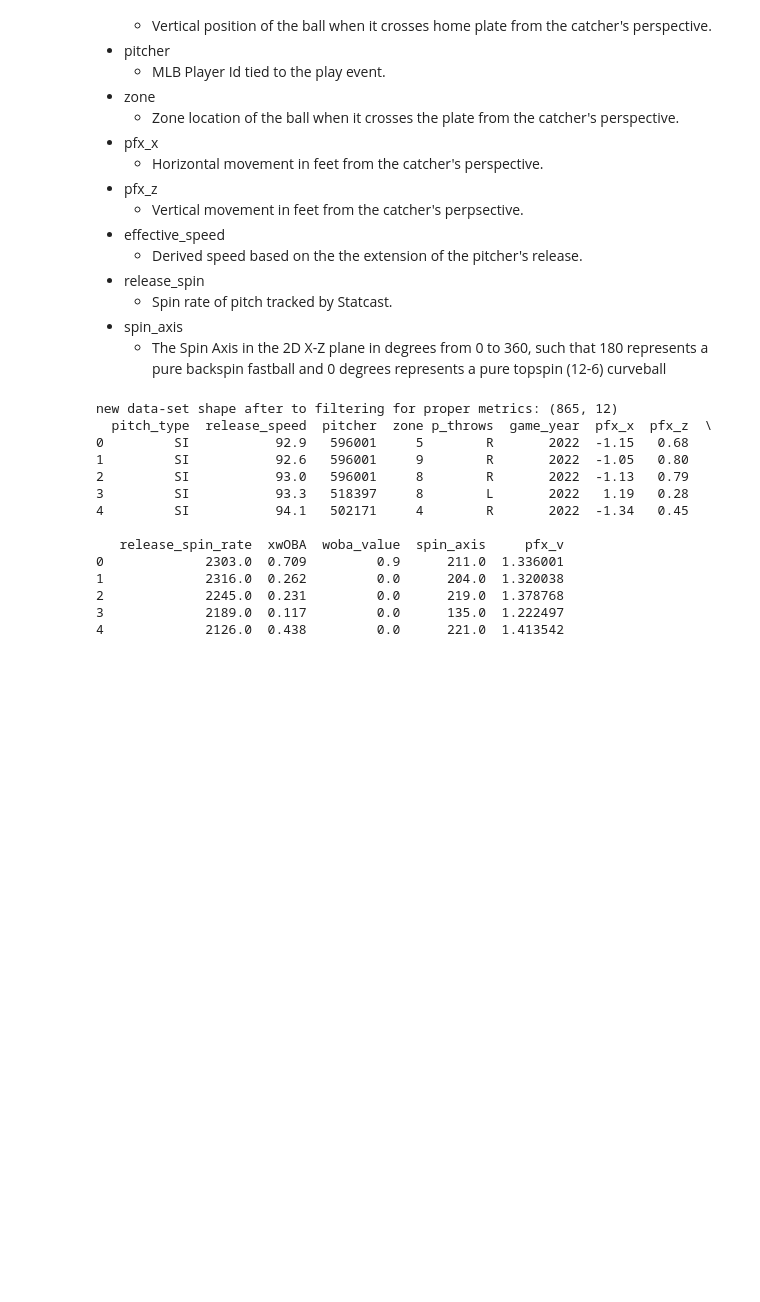
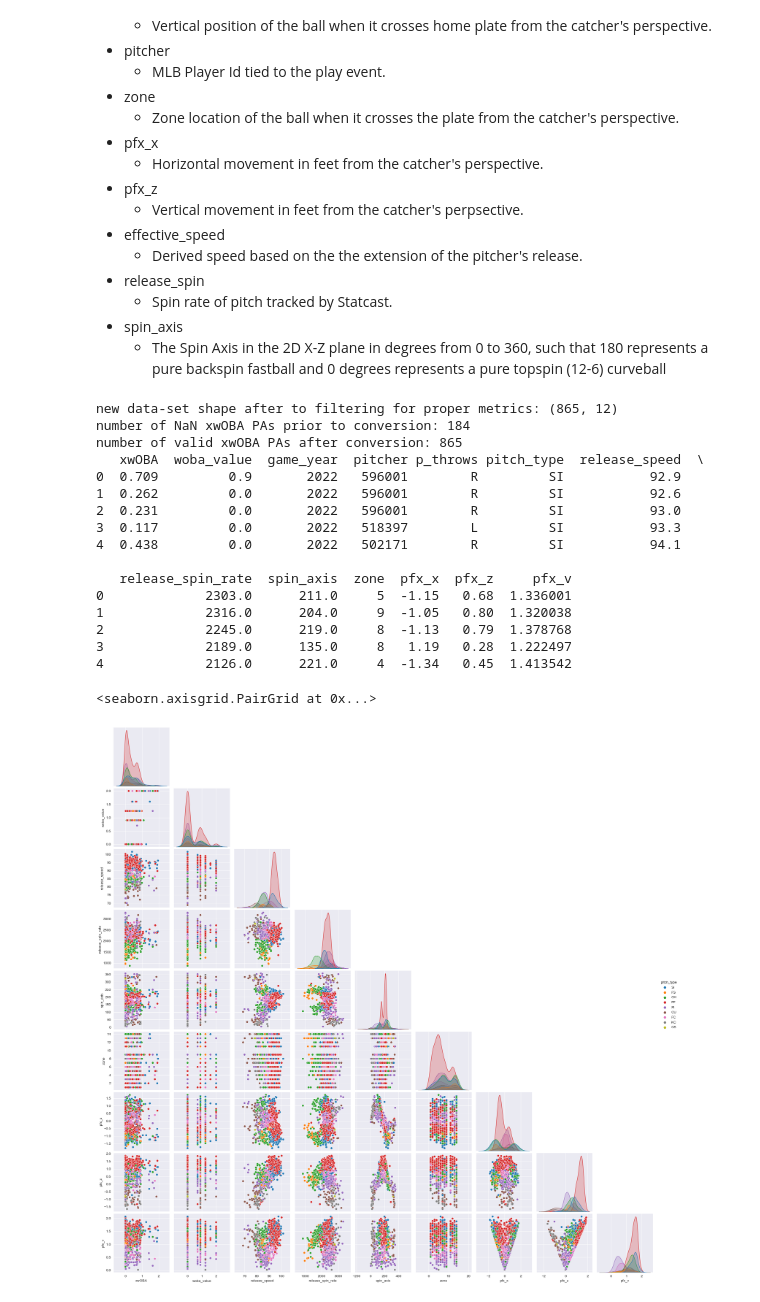
Before and after one commit to trpubz/DBacksAnalysis, a Jupyter notebook: 3Data Preparation/DataPrep.ipynb, the cells around one changed output. Cells and saved outputs as stored; diff of their text form; code cells hidden in the pictures; blank space fills up the shorter version.

```diff
--- a/3Data Preparation/DataPrep.ipynb
+++ b/3Data Preparation/DataPrep.ipynb
@@ -41,6 +41,7 @@ data-set shape after to filtering sac hits: (865, 30)
     - The Spin Axis in the 2D X-Z plane in degrees from 0 to 360, such that 180 represents a pure backspin fastball and 0 degrees represents a pure topspin (12-6) curveball
 # %%
 import numpy as np
+import math
 
 # filter raw set with proposed model metrics
 marte_vs = marte_raw.drop(columns=['game_date', 'release_pos_x', 'release_pos_z', 'des', 'bb_type', 'balls', 'strikes', 'hc_x', 'hc_y', 'hit_distance_sc', 'launch_speed', 'launch_angle', 'effective_speed', 'release_extension', 'woba_denom', 'iso_value', 'launch_speed_angle', 'pitch_name'])
@@ -48,19 +49,42 @@ print(f"new data-set shape after to filtering for proper metrics: {marte_vs.shap
 
 # vectorize the horizontal & vertical movement using pythagorean theorem
 marte_vs['pfx_v'] = np.sqrt(marte_vs.pfx_x ** 2 + marte_vs.pfx_z ** 2)
+
+print(f"number of NaN xwOBA PAs prior to conversion: {marte_vs.xwOBA.isnull().sum()}")
+
+# convert xwOBA stat to include .7 for walks and 0.0 for strikeouts
+# if the xwOBA stat is NaN, then need to use the woba_value
+# converts 184 NaN occurrences
+marte_vs['xwOBA'] = marte_vs.apply(lambda x: x.woba_value if math.isnan(x.xwOBA) else x.xwOBA, axis=1)
+
+print(f"number of valid xwOBA PAs after conversion: {marte_vs.xwOBA.notnull().sum()}")
+
+# reorder columns for logical readability
+marte_vs = marte_vs.reindex(columns=['xwOBA', 'woba_value', 'game_year', 'pitcher', 'p_throws', 'pitch_type', 'release_speed', 'release_spin_rate', 'spin_axis', 'zone', 'pfx_x', 'pfx_z', 'pfx_v'])
+
 print(marte_vs.head())
 # %% [output]
 new data-set shape after to filtering for proper metrics: (865, 12)
-  pitch_type  release_speed  pitcher  zone p_throws  game_year  pfx_x  pfx_z  \
-0         SI           92.9   596001     5        R       2022  -1.15   0.68
-1         SI           92.6   596001     9        R       2022  -1.05   0.80
-2         SI           93.0   596001     8        R       2022  -1.13   0.79
-3         SI           93.3   518397     8        L       2022   1.19   0.28
-4         SI           94.1   502171     4        R       2022  -1.34   0.45
+number of NaN xwOBA PAs prior to conversion: 184
+number of valid xwOBA PAs after conversion: 865
+   xwOBA  woba_value  game_year  pitcher p_throws pitch_type  release_speed  \
+0  0.709         0.9       2022   596001        R         SI           92.9
+1  0.262         0.0       2022   596001        R         SI           92.6
+2  0.231         0.0       2022   596001        R         SI           93.0
+3  0.117         0.0       2022   518397        L         SI           93.3
+4  0.438         0.0       2022   502171        R         SI           94.1
 
-   release_spin_rate  xwOBA  woba_value  spin_axis     pfx_v
-0             2303.0  0.709         0.9      211.0  1.336001
-1             2316.0  0.262         0.0      204.0  1.320038
-2             2245.0  0.231         0.0      219.0  1.378768
-3             2189.0  0.117         0.0      135.0  1.222497
-4             2126.0  0.438         0.0      221.0  1.413542
+   release_spin_rate  spin_axis  zone  pfx_x  pfx_z     pfx_v
+0             2303.0      211.0     5  -1.15   0.68  1.336001
+1             2316.0      204.0     9  -1.05   0.80  1.320038
+2             2245.0      219.0     8  -1.13   0.79  1.378768
+3             2189.0      135.0     8   1.19   0.28  1.222497
+4             2126.0      221.0     4  -1.34   0.45  1.413542
+# %%
+# exploration
+import seaborn as sns
+
+sns.pairplot(marte_vs[['xwOBA', 'woba_value', 'p_throws', 'pitch_type', 'release_speed', 'release_spin_rate', 'spin_axis', 'zone', 'pfx_x', 'pfx_z', 'pfx_v']], corner=True, hue='pitch_type')
+# %% [output]
+<seaborn.axisgrid.PairGrid at 0x...>
+[figure, added]
```
Also changed, not shown: parts of 4 cells of this notebook.
